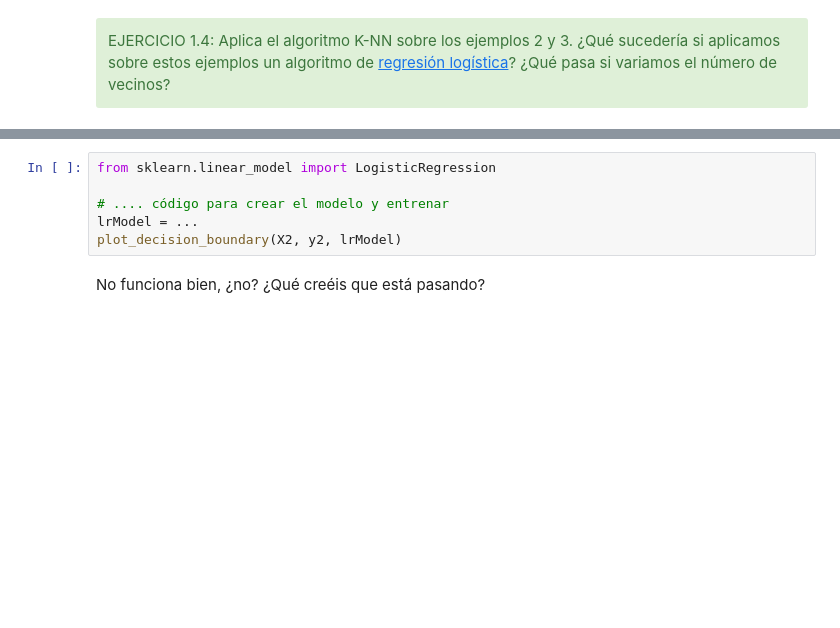
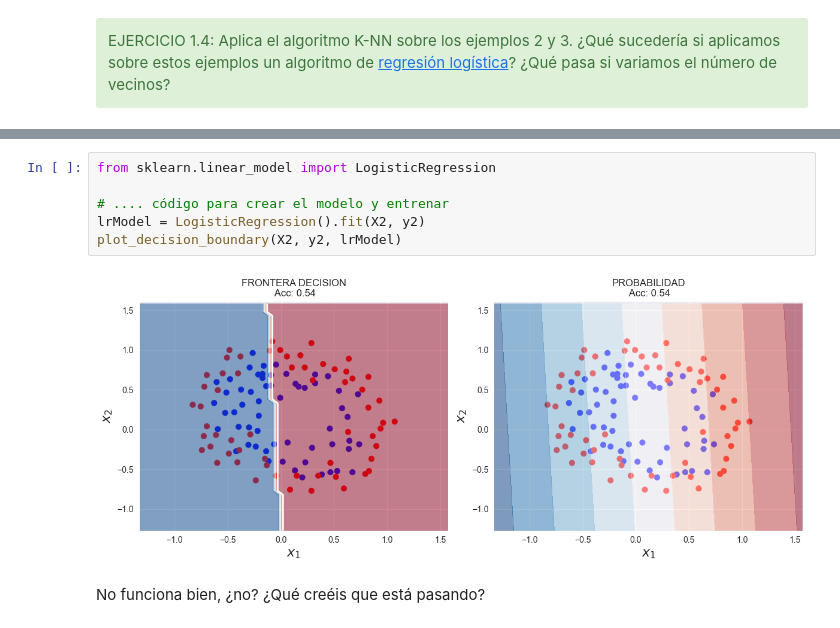
Before and after one commit to KeepCoding-IA-4/machine-learning, a Jupyter notebook: notebooks/1. Fundamentos de Machine Learning.ipynb, the cells around one changed output, grey strips where cells are left out. Saved outputs shown, nothing was run; the diff lists cells and outputs as text; blank space fills up the shorter version.

```diff
--- a/notebooks/1. Fundamentos de Machine Learning.ipynb
+++ b/notebooks/1. Fundamentos de Machine Learning.ipynb
@@ -245,9 +396,11 @@ plot_decision_boundary(X2, y2, knnModel2)
 # %%
 from sklearn.linear_model import LogisticRegression
 
 # .... código para crear el modelo y entrenar
-lrModel = ...
+lrModel = LogisticRegression().fit(X2, y2)
 plot_decision_boundary(X2, y2, lrModel)
+# %% [output]
+[figure, added]
 # %% [markdown]
 No funciona bien, ¿no? ¿Qué creéis que está pasando?
 # %%
```
Also changed, not shown: parts of 38 cells of this notebook, 5 other files.
